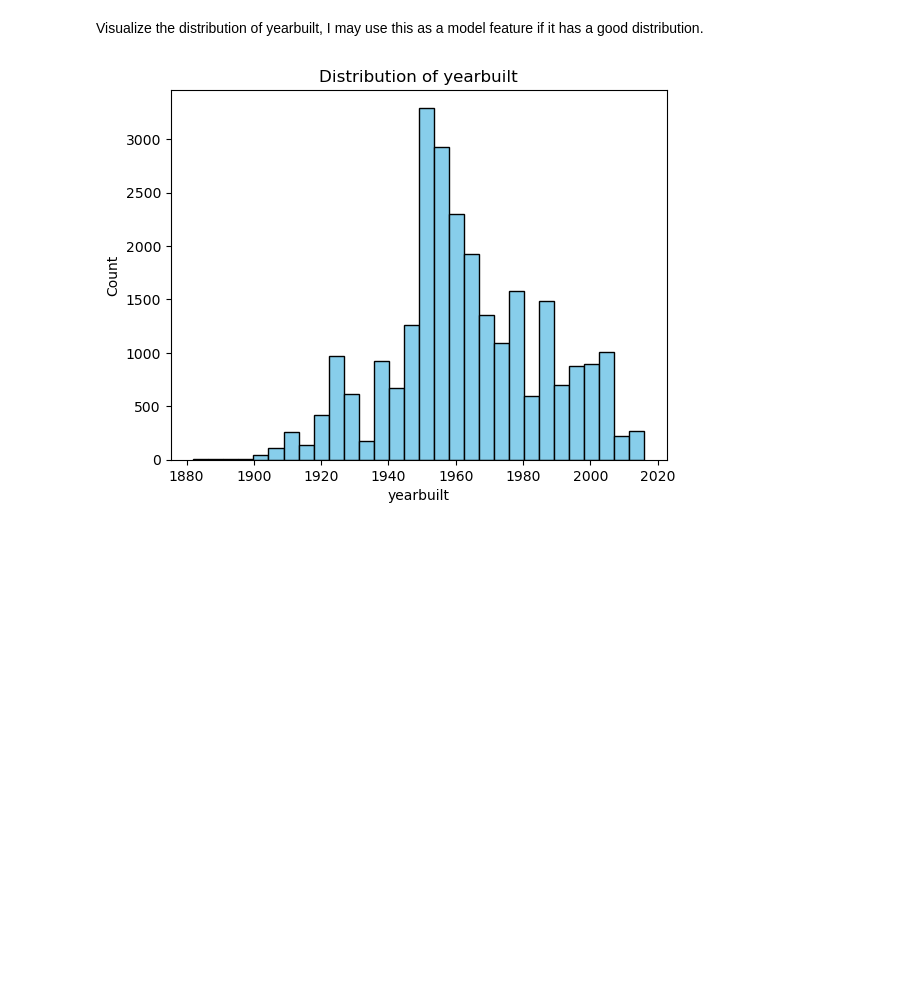
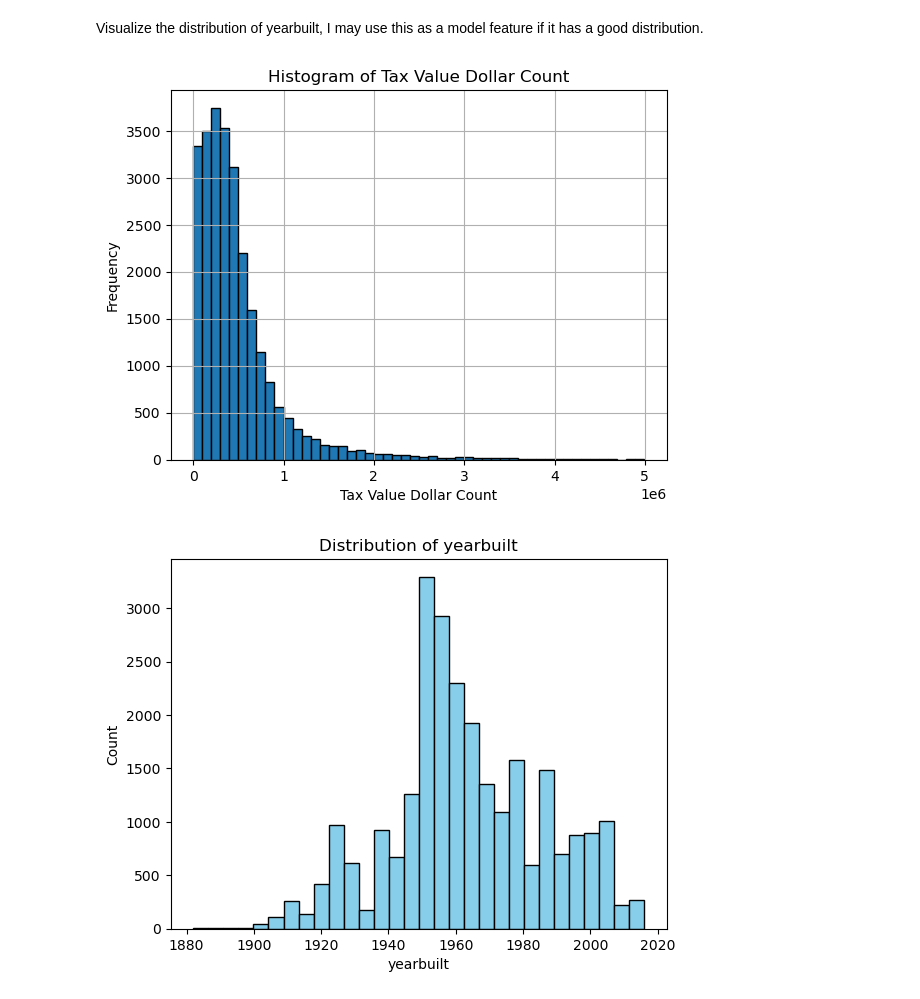
Before and after one commit to JoeyGideon/regression_project, a Jupyter notebook: regression_final.ipynb, the cells around one changed output. Cells and saved outputs as stored; diff of their text form; code cells hidden in the pictures; blank space fills up the shorter version.

```diff
--- a/regression_final.ipynb
+++ b/regression_final.ipynb
@@ -83,6 +83,15 @@ X_train, y_train, X_validate, y_validate, X_test, y_test = wrangle.split_data(df
 # EXPLORE
 # %% [markdown]
 Visualize the distribution of yearbuilt, I may use this as a model feature if it has a good distribution.
+# %%
+# target variable plot
+y_train.hist(bins=50, edgecolor='k')
+plt.xlabel('Tax Value Dollar Count')
+plt.ylabel('Frequency')
+plt.title('Histogram of Tax Value Dollar Count')
+plt.show()
+# %% [output]
+[figure, added]
 # %%
 year_built = wrangle.plot_histogram(X_train, 'yearbuilt')
 # %% [output]
```
